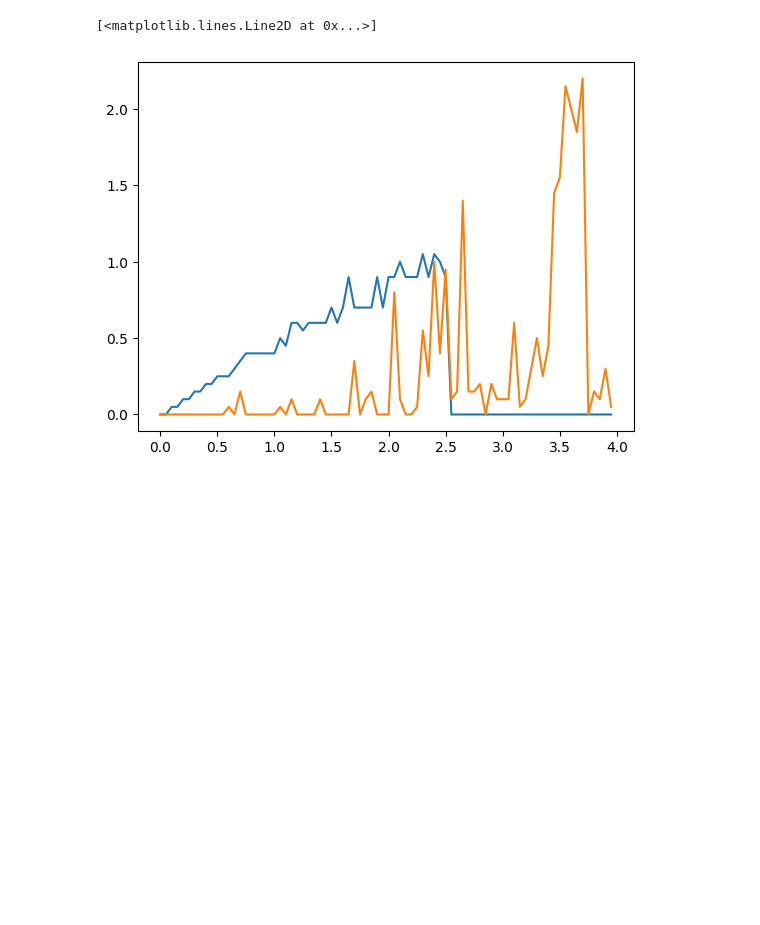
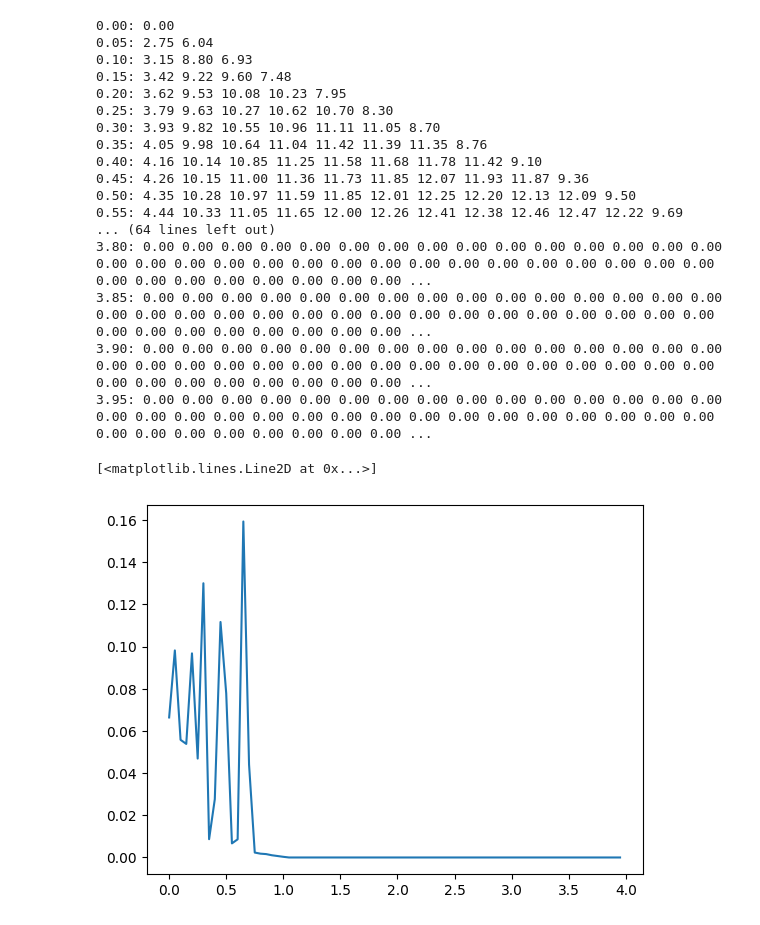
Before and after one commit to derrick-r-chan/RLexample, a Jupyter notebook: MFGTimeDep.ipynb, the cells around one changed output. Cells and saved outputs as stored; diff of their text form; code cells hidden in the pictures; blank space fills up the shorter version.

```diff
--- a/MFGTimeDep.ipynb
+++ b/MFGTimeDep.ipynb
@@ -21,7 +21,7 @@ for t in range(T):
         mu[t, i] = mu[t, i] / len(actions)
 
 # idk about this factor (gamma in the pseudocode), a value was not mentioned in their description
-discount = 0.8
+discount = 0.95
 
 # given white noise process with specific supports and probabilities
 supp_W = [0.9, 1.3]
@@ -83,7 +83,7 @@ num_episodes = 200000
 for k in range(num_episodes):
 
     # Sample initial state
-    x_idx = np.random.choice(list(range(0, 51)))
+    x_idx = np.random.choice(list(range(0, 21)))
 
     # Episode loop over time periods
     for t in range(T):
@@ -119,44 +119,71 @@ for k in range(num_episodes):
             if next_x_idx > 0:
                 max_next_Q = discount * np.max(Q[t + 1, next_x_idx, :next_x_idx + 1])
             else:
-                max_next_Q = Q[t + 1, 0, 0]
+                max_next_Q = discount * Q[t + 1, 0, 0]
             td_target = reward + max_next_Q
         else:
             #end state
-            td_target = reward
+            td_target = reward + rho * np.pow(states[next_x_idx], gamma) / gamma
 
         # target for mean field
         a_target = np.zeros(len(actions))
         a_target[a_idx] = 1
 
         # Update count for learning rate
         count_txa[t, x_idx, a_idx] += 1
 
         # Calculate learning rates
         rhos = rhosCalc(count_txa[t, x_idx, a_idx], k)
         rho_Q = rhos['q']
         rho_Mu = rhos['mu']
 
         # Q-learning update
-        Q[t, x_idx, a_idx] = (1 - rho_Q) * Q[t, x_idx, a_idx] + rho_Q * td_target
+        Q[t, x_idx, a_idx] = Q[t, x_idx, a_idx] + rho_Q * (td_target - Q[t, x_idx, a_idx])
 
         # Mean field distribution update
         mu[t, :] = mu[t, :] + rho_Mu * (a_target - mu[t, :])
 
         # Move to next state
         x_idx = next_x_idx
+
+for x in range(80):
+    print("%4.2f: " % (states[x]), end = '')
+    for a in range(x + 1):
+        print("%4.2f " % (Q[0, x, a]), end = '')
+
+    print("")
 
 # argmaxxing to find optimal policy for each state
 # and plotting to see trend
 optimal = [[], []]
 for x in range(80):
     optimal[0].append(actions[np.argmax(Q[0, x, :])])
     optimal[1].append(actions[np.argmax(Q[1, x, :])])
 
+
+
 %matplotlib inline
 
-plt.plot(states, optimal[0])
-plt.plot(states, optimal[1])
+#plt.plot(states, optimal[0])
+#plt.plot(states, optimal[1])
+plt.plot(actions, mu[0])
 # %% [output]
-[<matplotlib.lines.Line2D at 0x...>]
+0.00: 0.00
+0.05: 2.75 6.04
+0.10: 3.15 8.80 6.93
+0.15: 3.42 9.22 9.60 7.48
+0.20: 3.62 9.53 10.08 10.23 7.95
+0.25: 3.79 9.63 10.27 10.62 10.70 8.30
+0.30: 3.93 9.82 10.55 10.96 11.11 11.05 8.70
+0.35: 4.05 9.98 10.64 11.04 11.42 11.39 11.35 8.76
+0.40: 4.16 10.14 10.85 11.25 11.58 11.68 11.78 11.42 9.10
+0.45: 4.26 10.15 11.00 11.36 11.73 11.85 12.07 11.93 11.87 9.36
+0.50: 4.35 10.28 10.97 11.59 11.85 12.01 12.25 12.20 12.13 12.09 9.50
+0.55: 4.44 10.33 11.05 11.65 12.00 12.26 12.41 12.38 12.46 12.47 12.22 9.69
+... (64 lines left out)
+3.80: 0.00 0.00 0.00 0.00 0.00 0.00 0.00 0.00 0.00 0.00 0.00 0.00 0.00 0.00 0.00 0.00 0.00 0.00 0.00 0.00 0.00 0.00 0.00 0.00 0.00 0.00 0.00 0.00 0.00 0.00 0.00 0.00 0.00 0.00 0.00 0.00 0.00 0.00 0.00 ...
+3.85: 0.00 0.00 0.00 0.00 0.00 0.00 0.00 0.00 0.00 0.00 0.00 0.00 0.00 0.00 0.00 0.00 0.00 0.00 0.00 0.00 0.00 0.00 0.00 0.00 0.00 0.00 0.00 0.00 0.00 0.00 0.00 0.00 0.00 0.00 0.00 0.00 0.00 0.00 0.00 ...
+3.90: 0.00 0.00 0.00 0.00 0.00 0.00 0.00 0.00 0.00 0.00 0.00 0.00 0.00 0.00 0.00 0.00 0.00 0.00 0.00 0.00 0.00 0.00 0.00 0.00 0.00 0.00 0.00 0.00 0.00 0.00 0.00 0.00 0.00 0.00 0.00 0.00 0.00 0.00 0.00 ...
+3.95: 0.00 0.00 0.00 0.00 0.00 0.00 0.00 0.00 0.00 0.00 0.00 0.00 0.00 0.00 0.00 0.00 0.00 0.00 0.00 0.00 0.00 0.00 0.00 0.00 0.00 0.00 0.00 0.00 0.00 0.00 0.00 0.00 0.00 0.00 0.00 0.00 0.00 0.00 0.00 ...
+[<matplotlib.lines.Line2D at 0x...>]
-[figure, old version]
+[figure, new version]
```
Also changed, not shown: parts of 1 cell of this notebook.
